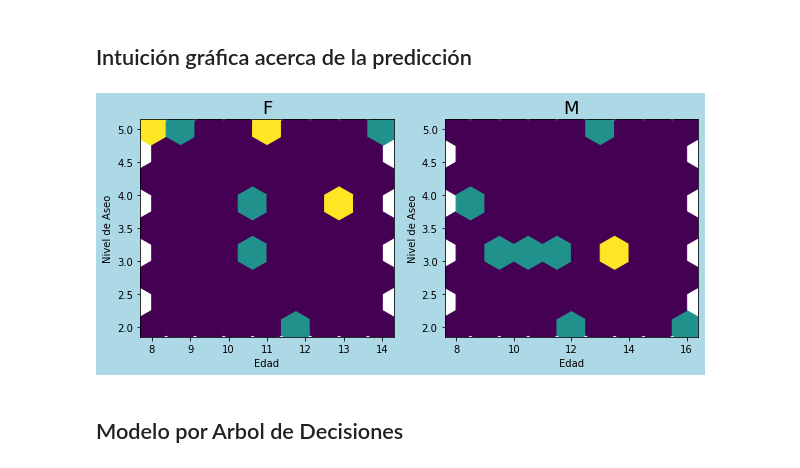
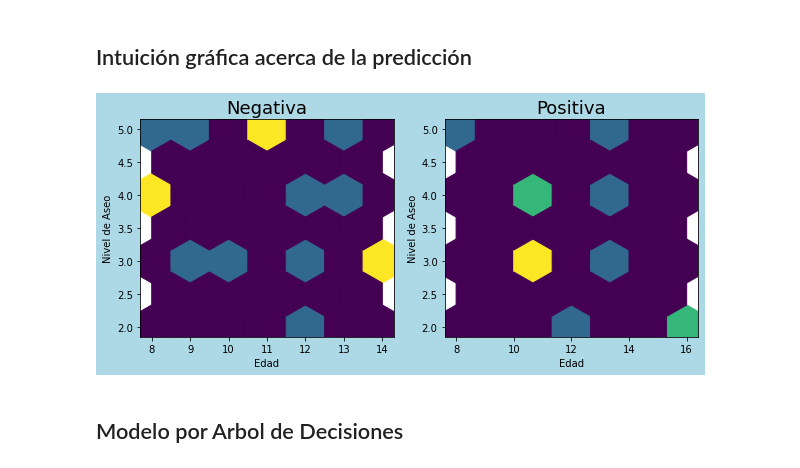
Before and after one commit to jcmachicao/curso_ai_salud, a Jupyter notebook: MLH_arboldecision.ipynb, the cells around one changed output. Cells and saved outputs as stored; diff of their text form; code cells hidden in the pictures.

```diff
--- a/MLH_arboldecision.ipynb
+++ b/MLH_arboldecision.ipynb
@@ -36,20 +36,21 @@ data.head()
 ## Intuición gráfica acerca de la predicción
 # %%
 fig, axs = plt.subplots(1, 2, figsize=(10, 4), facecolor='lightblue')
-clasificador = 'sexo'
+#clasificador = 'sexo'
+clasificador = 'patologia'
 
 for j, item in enumerate(data[clasificador].unique()):
   #print(j, item)
   datax = data[data[clasificador] == item]
   #print(datax)
-  axs[j].hexbin(datax.edad, datax.aseo, gridsize=8)
+  axs[j].hexbin(datax.edad, datax.aseo, gridsize=6)
   axs[j].set_xlabel('Edad')
   axs[j].set_ylabel('Nivel de Aseo')
   axs[j].set_title(item, fontsize=18)
 
 plt.show()
 # %% [output]
-[figure, old version]
+[figure, new version]
 # %% [markdown]
 ## Modelo por Arbol de Decisiones
 # %%
```
Also changed, not shown: parts of 8 cells of this notebook.
